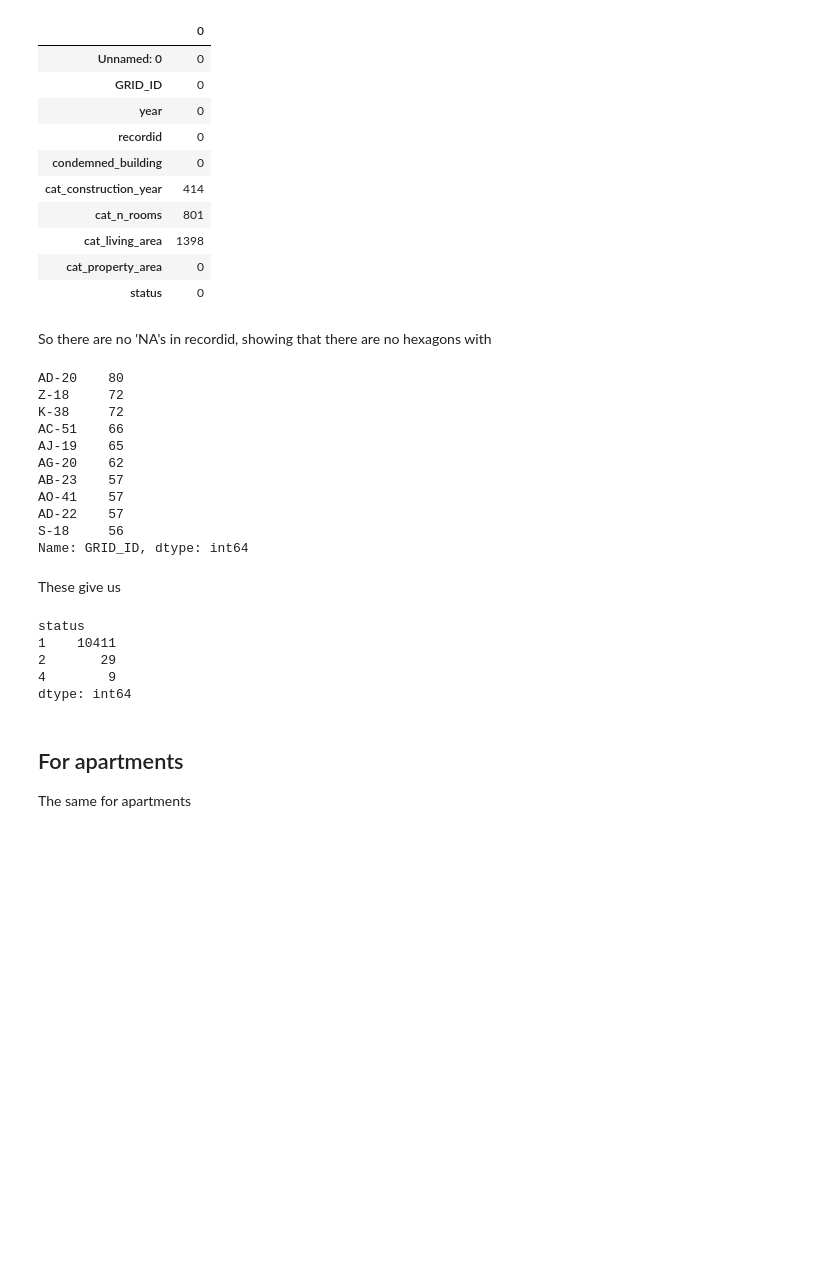
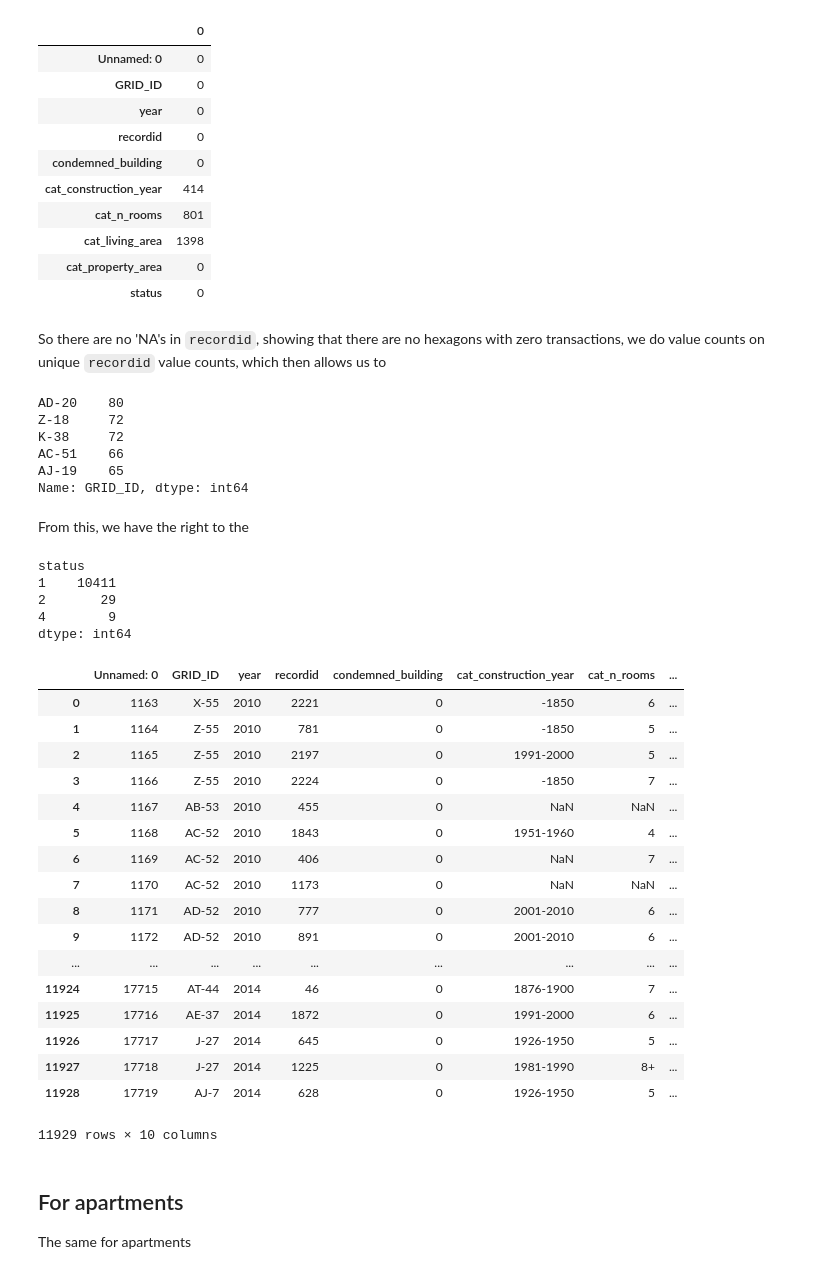
Before and after one commit to jimKir/twist2018, a Jupyter notebook: Data exploration.ipynb, the cells around one changed output. Cells and saved outputs as stored; diff of their text form; code cells hidden in the pictures; blank space fills up the shorter version.

```diff
--- a/Data exploration.ipynb
+++ b/Data exploration.ipynb
@@ -43,23 +71,18 @@ single_familiy_home_transactions.isnull().sum().to_frame()
 | cat_property_area | 0 |
 | status | 0 |
 # %% [markdown]
-So there are no 'NA's in recordid, showing that there are no hexagons with
+So there are no 'NA's in `recordid`, showing that there are no hexagons with zero transactions, we do value counts on unique `recordid` value counts, which then allows us to
 # %%
-single_familiy_home_transactions['GRID_ID'].value_counts().head(10)
+single_familiy_home_transactions['GRID_ID'].value_counts().head(5)
 # %% [output]
 AD-20    80
 Z-18     72
 K-38     72
 AC-51    66
 AJ-19    65
-AG-20    62
-AB-23    57
-AO-41    57
-AD-22    57
-S-18     56
 Name: GRID_ID, dtype: int64
-# %% [markdown]
-These give us
+# %% [markdown]
+From this, we have the right to the
 # %%
 single_familiy_home_transactions.dropna().groupby(["status"]).size()
 # %% [output]
@@ -68,6 +91,27 @@ status
 2       29
 4        9
 dtype: int64
+# %%
+single_familiy_home_transactions
+# %% [output]
+|  | Unnamed: 0 | GRID_ID | year | recordid | condemned_building | cat_construction_year | cat_n_rooms | ... |
+| 0 | 1163 | X-55 | 2010 | 2221 | 0 | -1850 | 6 | ... |
+| 1 | 1164 | Z-55 | 2010 | 781 | 0 | -1850 | 5 | ... |
+| 2 | 1165 | Z-55 | 2010 | 2197 | 0 | 1991-2000 | 5 | ... |
+| 3 | 1166 | Z-55 | 2010 | 2224 | 0 | -1850 | 7 | ... |
+| 4 | 1167 | AB-53 | 2010 | 455 | 0 | NaN | NaN | ... |
+| 5 | 1168 | AC-52 | 2010 | 1843 | 0 | 1951-1960 | 4 | ... |
+| 6 | 1169 | AC-52 | 2010 | 406 | 0 | NaN | 7 | ... |
+| 7 | 1170 | AC-52 | 2010 | 1173 | 0 | NaN | NaN | ... |
+| 8 | 1171 | AD-52 | 2010 | 777 | 0 | 2001-2010 | 6 | ... |
+| 9 | 1172 | AD-52 | 2010 | 891 | 0 | 2001-2010 | 6 | ... |
+| ... | ... | ... | ... | ... | ... | ... | ... | ... |
+| 11924 | 17715 | AT-44 | 2014 | 46 | 0 | 1876-1900 | 7 | ... |
+| 11925 | 17716 | AE-37 | 2014 | 1872 | 0 | 1991-2000 | 6 | ... |
+| 11926 | 17717 | J-27 | 2014 | 645 | 0 | 1926-1950 | 5 | ... |
+| 11927 | 17718 | J-27 | 2014 | 1225 | 0 | 1981-1990 | 8+ | ... |
+| 11928 | 17719 | AJ-7 | 2014 | 628 | 0 | 1926-1950 | 5 | ... |
+11929 rows × 10 columns
 # %% [markdown]
 ## For apartments
 
```
Also changed, not shown: parts of 6 cells of this notebook, 3 other files.
